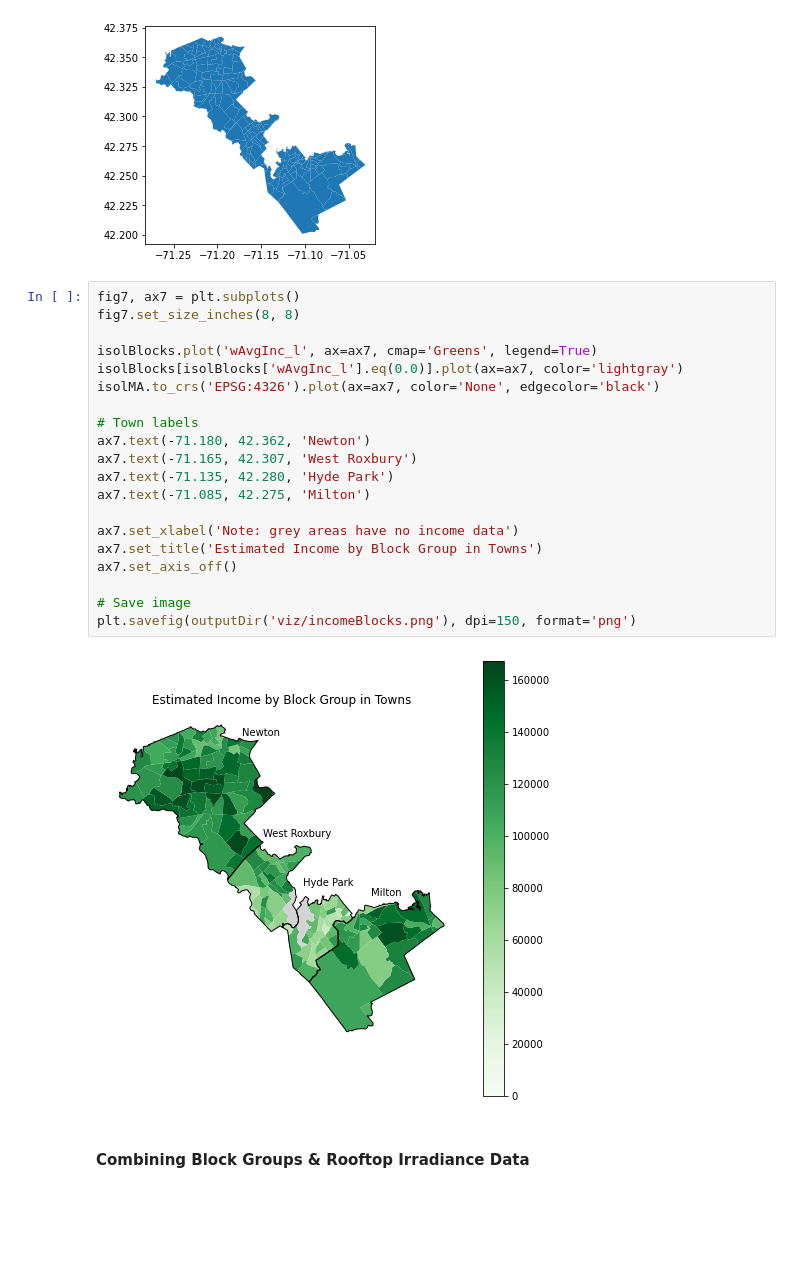
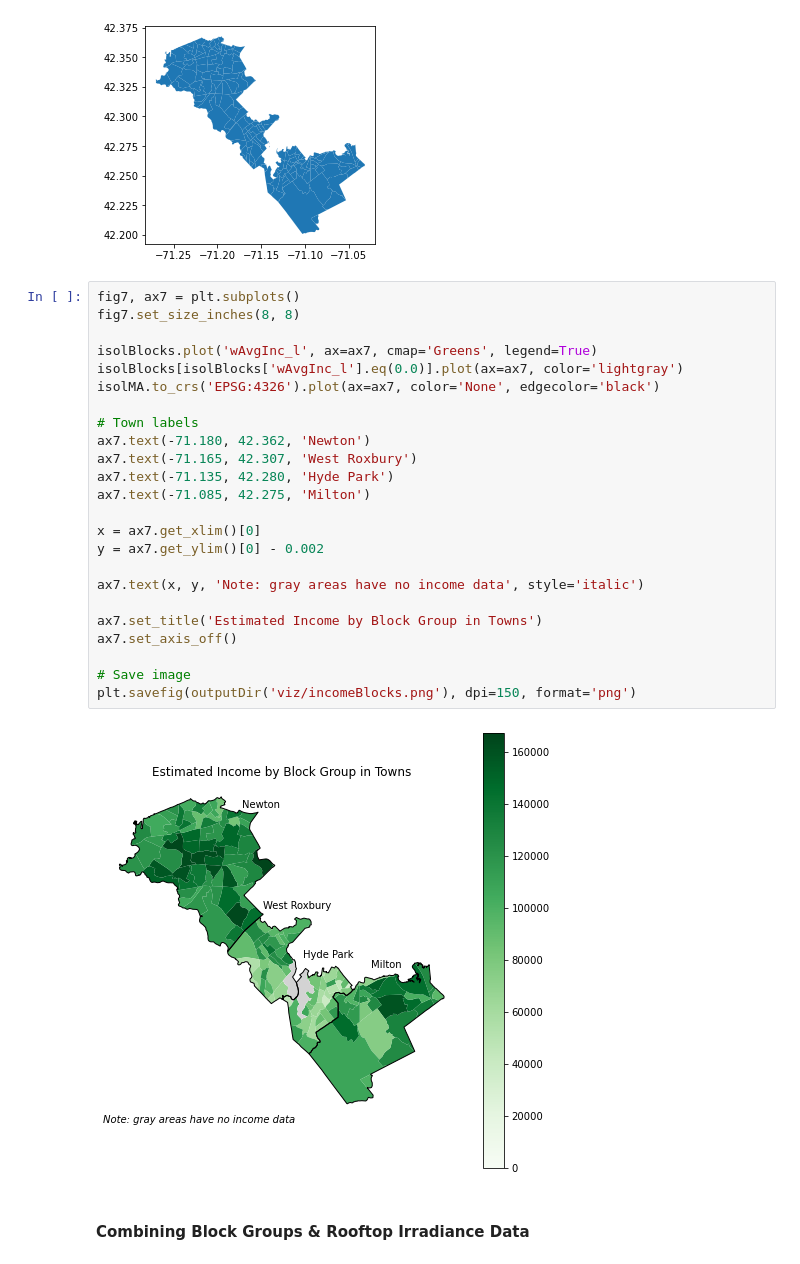
Before and after one commit to ghostpress/ma-solar, a Jupyter notebook: code/initViz.ipynb, the cells around one changed output. Cells and saved outputs as stored; diff of their text form; blank space fills up the shorter version.

```diff
--- a/code/initViz.ipynb
+++ b/code/initViz.ipynb
@@ -1245,25 +1208,29 @@ isolBlocks[isolBlocks['wAvgInc_l'].gt(0.0)].plot()
 # %%
 fig7, ax7 = plt.subplots()
 fig7.set_size_inches(8, 8)
 
 isolBlocks.plot('wAvgInc_l', ax=ax7, cmap='Greens', legend=True)
 isolBlocks[isolBlocks['wAvgInc_l'].eq(0.0)].plot(ax=ax7, color='lightgray')
 isolMA.to_crs('EPSG:4326').plot(ax=ax7, color='None', edgecolor='black')
 
 # Town labels
 ax7.text(-71.180, 42.362, 'Newton')
 ax7.text(-71.165, 42.307, 'West Roxbury')
 ax7.text(-71.135, 42.280, 'Hyde Park')
 ax7.text(-71.085, 42.275, 'Milton')
 
-ax7.set_xlabel('Note: grey areas have no income data')
+x = ax7.get_xlim()[0]
+y = ax7.get_ylim()[0] - 0.002
+
+ax7.text(x, y, 'Note: gray areas have no income data', style='italic')
+
 ax7.set_title('Estimated Income by Block Group in Towns')
 ax7.set_axis_off()
 
 # Save image
 plt.savefig(outputDir('viz/incomeBlocks.png'), dpi=150, format='png')
 # %% [output]
-[figure, old version]
+[figure, new version]
 # %% [markdown]
 #### Combining Block Groups & Rooftop Irradiance Data
 # %%
```
Also changed, not shown: parts of 20 cells of this notebook.
